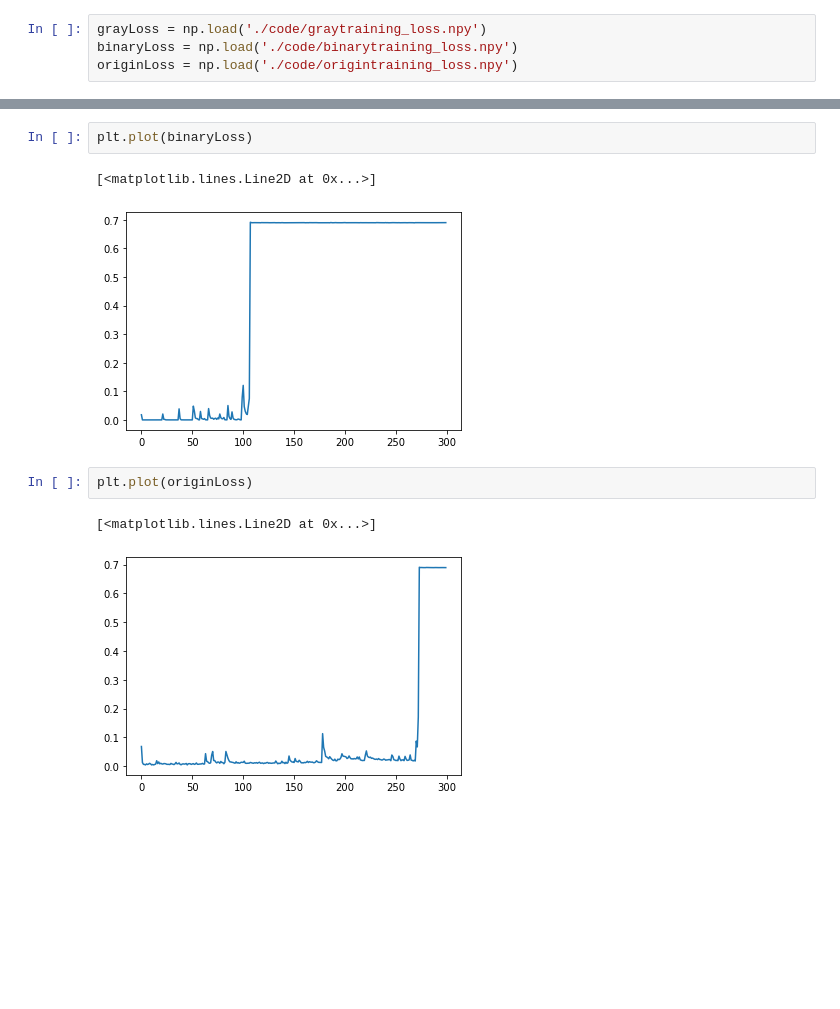
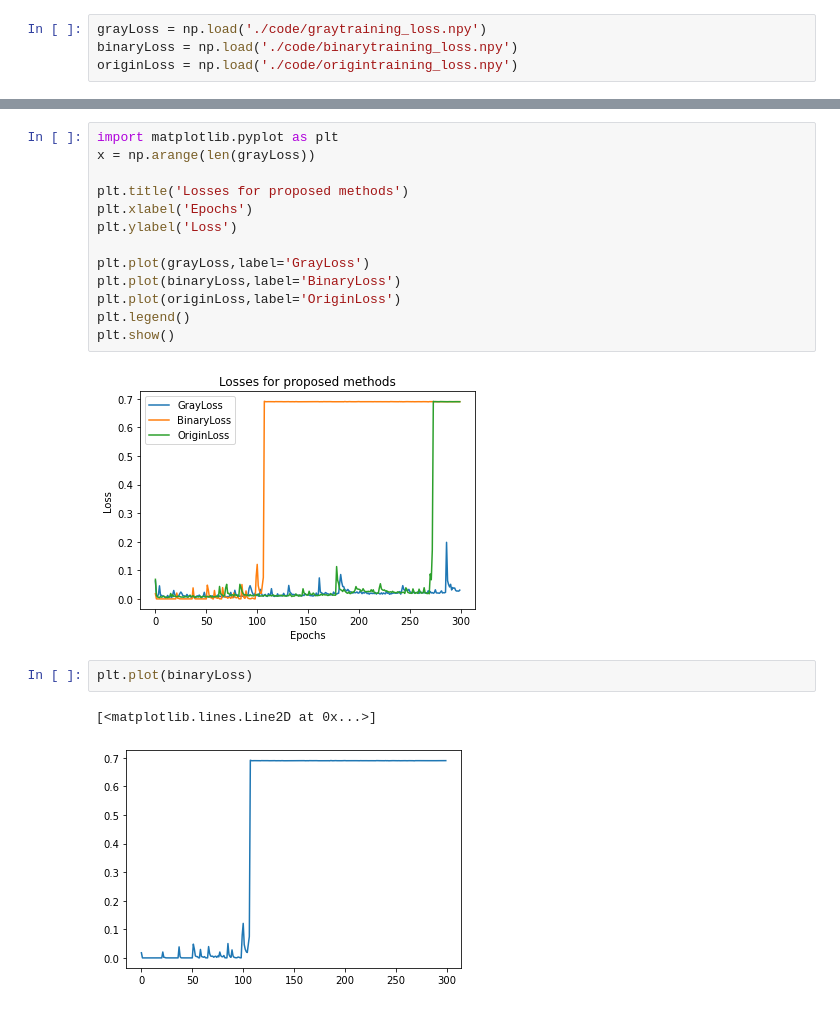
Before and after one commit to alstjrdld1/gray_anomaly_detection, a Jupyter notebook: Untitled.ipynb, the cells around one changed output, grey strips where cells are left out. Saved outputs shown, nothing was run; the diff lists cells and outputs as text; blank space fills up the shorter version.

```diff
--- a/Untitled.ipynb
+++ b/Untitled.ipynb
@@ -174,10 +168,20 @@ plt.plot(grayLoss)
-# %%
-plt.plot(binaryLoss)
-# %% [output]
-[<matplotlib.lines.Line2D at 0x...>]
-[figure, removed]
-# %%
-plt.plot(originLoss)
-# %% [output]
-[<matplotlib.lines.Line2D at 0x...>]
-[figure, removed]
+# %%
+import matplotlib.pyplot as plt
+x = np.arange(len(grayLoss))
+
+plt.title('Losses for proposed methods')
+plt.xlabel('Epochs')
+plt.ylabel('Loss')
+
+plt.plot(grayLoss,label='GrayLoss')
+plt.plot(binaryLoss,label='BinaryLoss')
+plt.plot(originLoss,label='OriginLoss')
+plt.legend()
+plt.show()
+# %% [output]
+[figure, added]
+# %%
+plt.plot(binaryLoss)
+# %% [output]
+[<matplotlib.lines.Line2D at 0x...>]
+[figure, added]
```
Also changed, not shown: parts of 5 cells of this notebook, 5 other files.
